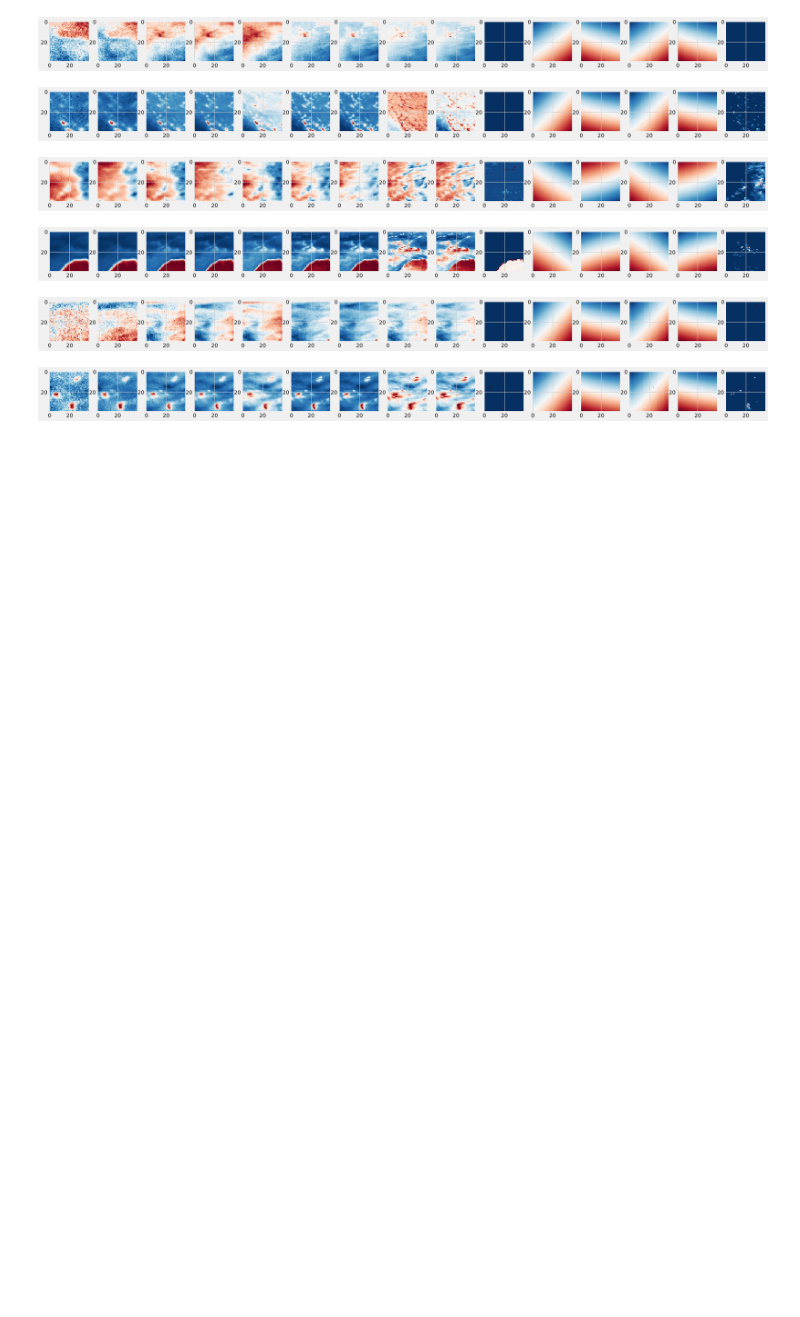
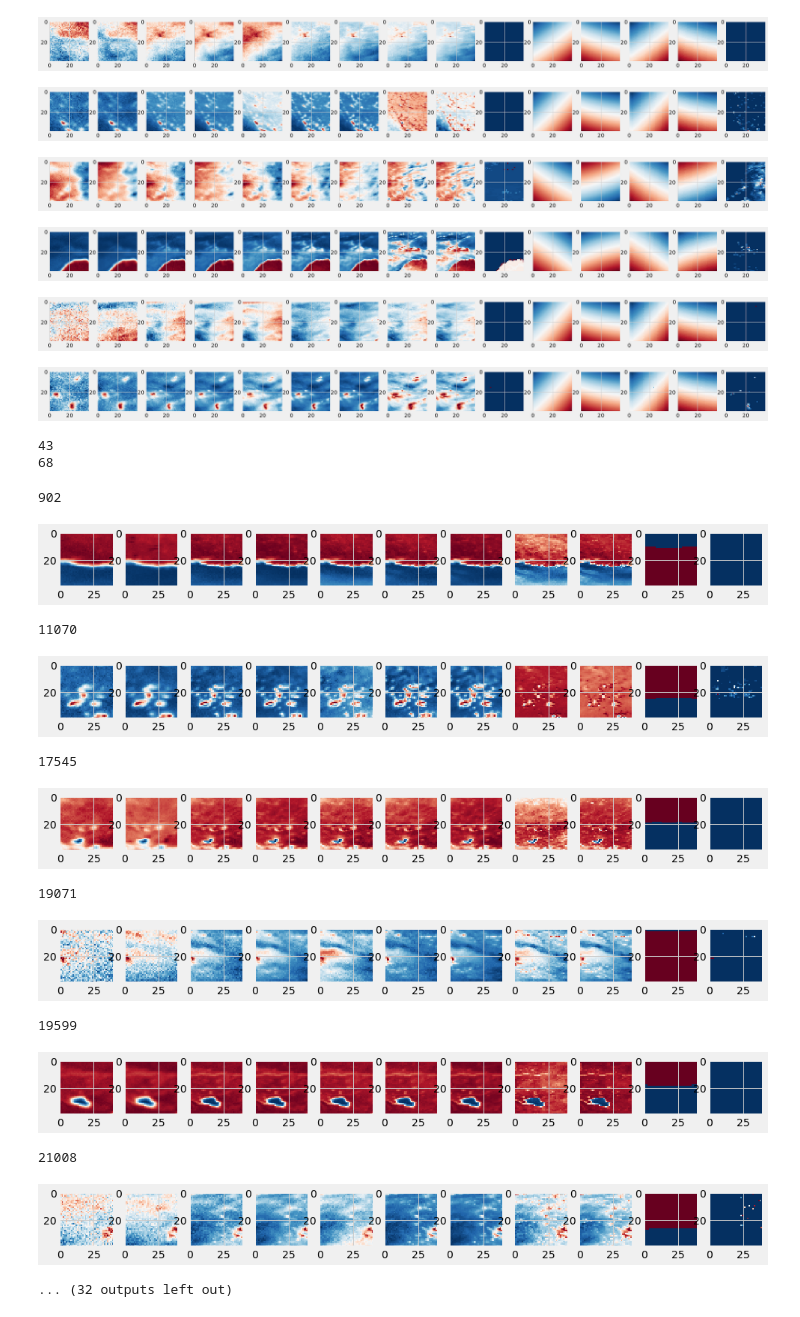
Before and after one commit to FKgk/AIFrenz2, a Jupyter notebook: EDA.ipynb, the cells around one changed output. Saved outputs shown, nothing was run; the diff lists cells and outputs as text; code cells hidden in the pictures; blank space fills up the shorter version.

```diff
--- a/EDA.ipynb
+++ b/EDA.ipynb
@@ -60,3 +208,64 @@ visual([0, 1])
 # %% [output]
 [figure]
 [figure]
+# %%
+lower_value = list()
+upper_value = list()
+
+for i in range(data.shape[0]):
+    cal = (data[i, :, :, 14] < 0).sum()
+
+    if cal == 0:
+        continue
+
+    if cal < 850:
+        lower_value.append(i)
+    else:
+        upper_value.append(i)
+
+print(len(lower_value))
+print(len(upper_value))
+# %% [output]
+43
+68
+# %%
+def visual_value(lower_value):
+    figsize=(15, 15)
+    size = len(lower_value)
+
+    plt.style.use('fivethirtyeight')
+
+    for i, v in enumerate(lower_value[:2], 1):
+        origin = data[v, :, :, 14]
+        fake = np.where(origin < 0, 0, origin)
+
+        plt.figure(figsize=figsize)
+        for i in range(9):
+            plt.subplot(size, 11, i + 1)
+            plt.imshow(data[v, :, :, i], cmap=color_map)
+
+        plt.subplot(size, 11, 10)
+        plt.imshow(origin, cmap=color_map)
+        plt.subplot(size, 11, 11)
+        plt.imshow(fake, cmap=color_map)
+
+    print(*lower_value)
+
+    plt.show()
+# %%
+for i in range(0, len(lower_value), 2):
+    visual_value(lower_value[i:i+1])
+# %% [output]
+902
+[figure, added]
+11070
+[figure, added]
+17545
+[figure, added]
+19071
+[figure, added]
+19599
+[figure, added]
+21008
+[figure, added]
+... (32 outputs left out)
```
Also changed, not shown: parts of 21 cells of this notebook, 11 other files.
